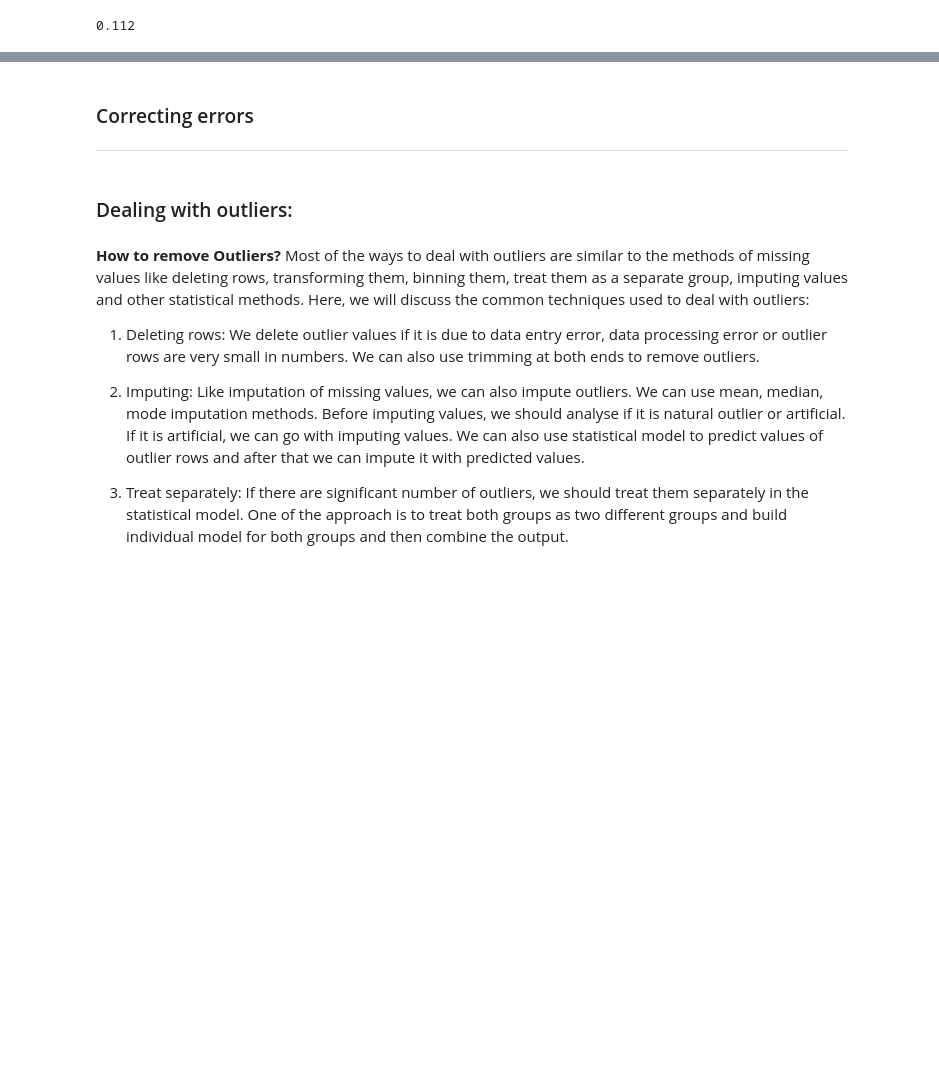
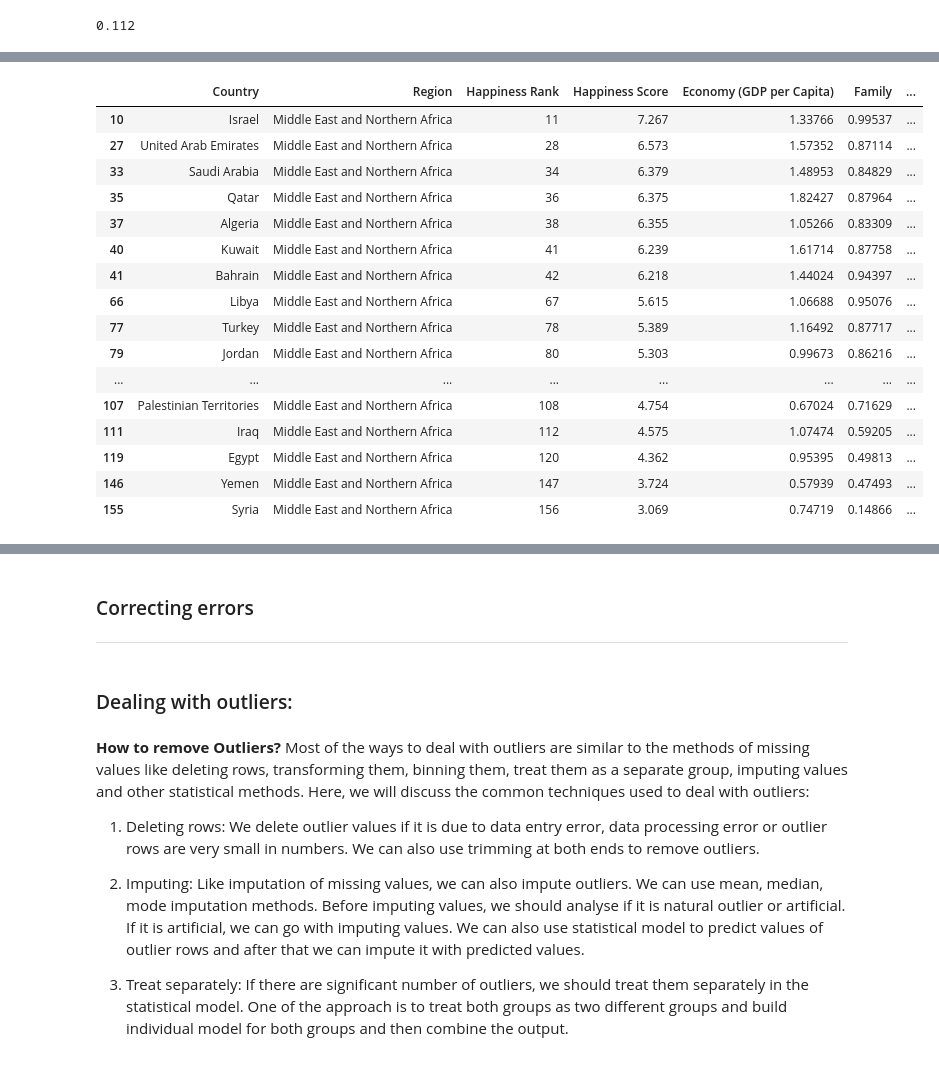
Before and after one commit to Tuwaiq-DS-ML-bootcamp-V-9/Usecase-2, a Jupyter notebook: EDA explain template_MeshalAlsanri.ipynb, the cells around one changed output, grey strips where cells are left out. Cells and saved outputs as stored; diff of their text form; code cells hidden in the pictures; blank space fills up the shorter version.

```diff
--- a/EDA explain template_MeshalAlsanri.ipynb
+++ b/EDA explain template_MeshalAlsanri.ipynb
@@ -840,0 +910,20 @@ dtype: int64
+# %%
+Happyness_2016[Happyness_2016["Region"] == "Middle East and Northern Africa" ]
+# %% [output]
+|  | Country | Region | Happiness Rank | Happiness Score | Economy (GDP per Capita) | Family | ... |
+| 10 | Israel | Middle East and Northern Africa | 11 | 7.267 | 1.33766 | 0.99537 | ... |
+| 27 | United Arab Emirates | Middle East and Northern Africa | 28 | 6.573 | 1.57352 | 0.87114 | ... |
+| 33 | Saudi Arabia | Middle East and Northern Africa | 34 | 6.379 | 1.48953 | 0.84829 | ... |
+| 35 | Qatar | Middle East and Northern Africa | 36 | 6.375 | 1.82427 | 0.87964 | ... |
+| 37 | Algeria | Middle East and Northern Africa | 38 | 6.355 | 1.05266 | 0.83309 | ... |
+| 40 | Kuwait | Middle East and Northern Africa | 41 | 6.239 | 1.61714 | 0.87758 | ... |
+| 41 | Bahrain | Middle East and Northern Africa | 42 | 6.218 | 1.44024 | 0.94397 | ... |
+| 66 | Libya | Middle East and Northern Africa | 67 | 5.615 | 1.06688 | 0.95076 | ... |
+| 77 | Turkey | Middle East and Northern Africa | 78 | 5.389 | 1.16492 | 0.87717 | ... |
+| 79 | Jordan | Middle East and Northern Africa | 80 | 5.303 | 0.99673 | 0.86216 | ... |
+| ... | ... | ... | ... | ... | ... | ... | ... |
+| 107 | Palestinian Territories | Middle East and Northern Africa | 108 | 4.754 | 0.67024 | 0.71629 | ... |
+| 111 | Iraq | Middle East and Northern Africa | 112 | 4.575 | 1.07474 | 0.59205 | ... |
+| 119 | Egypt | Middle East and Northern Africa | 120 | 4.362 | 0.95395 | 0.49813 | ... |
+| 146 | Yemen | Middle East and Northern Africa | 147 | 3.724 | 0.57939 | 0.47493 | ... |
+| 155 | Syria | Middle East and Northern Africa | 156 | 3.069 | 0.74719 | 0.14866 | ... |
```
Also changed, not shown: parts of 20 cells of this notebook.
